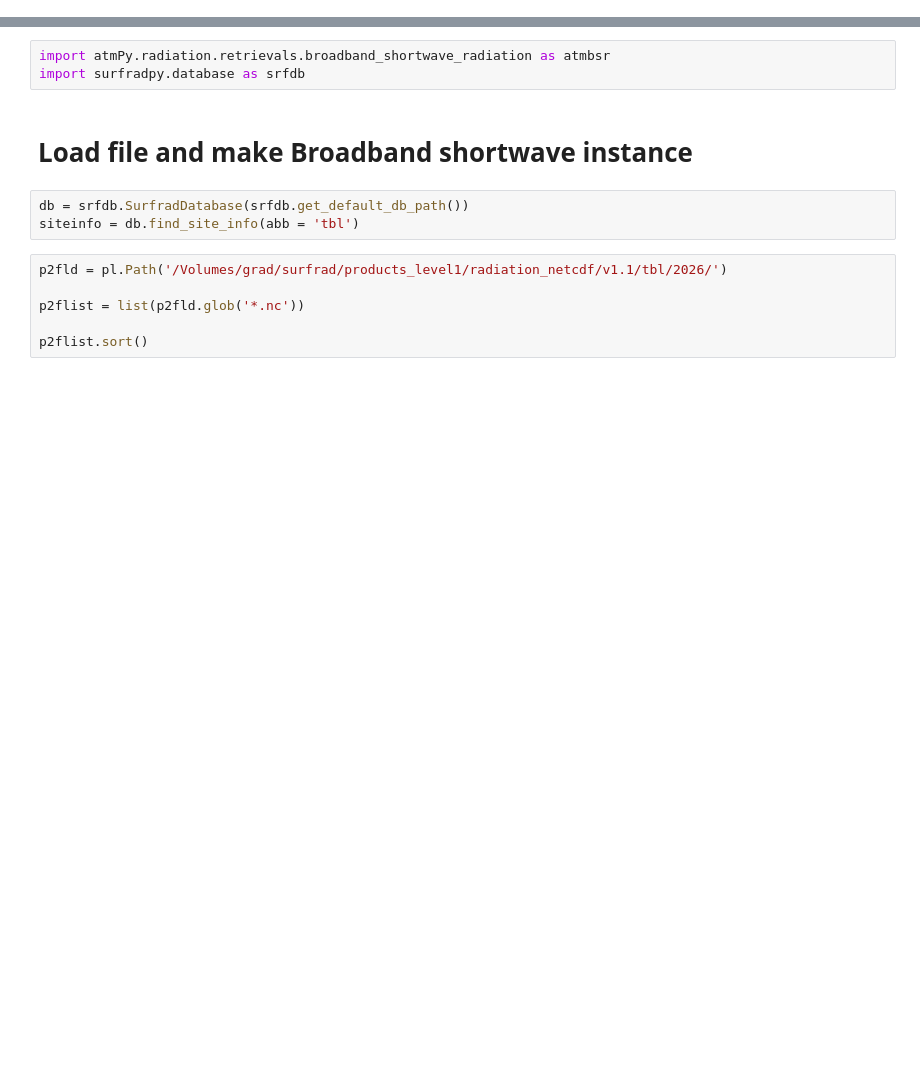
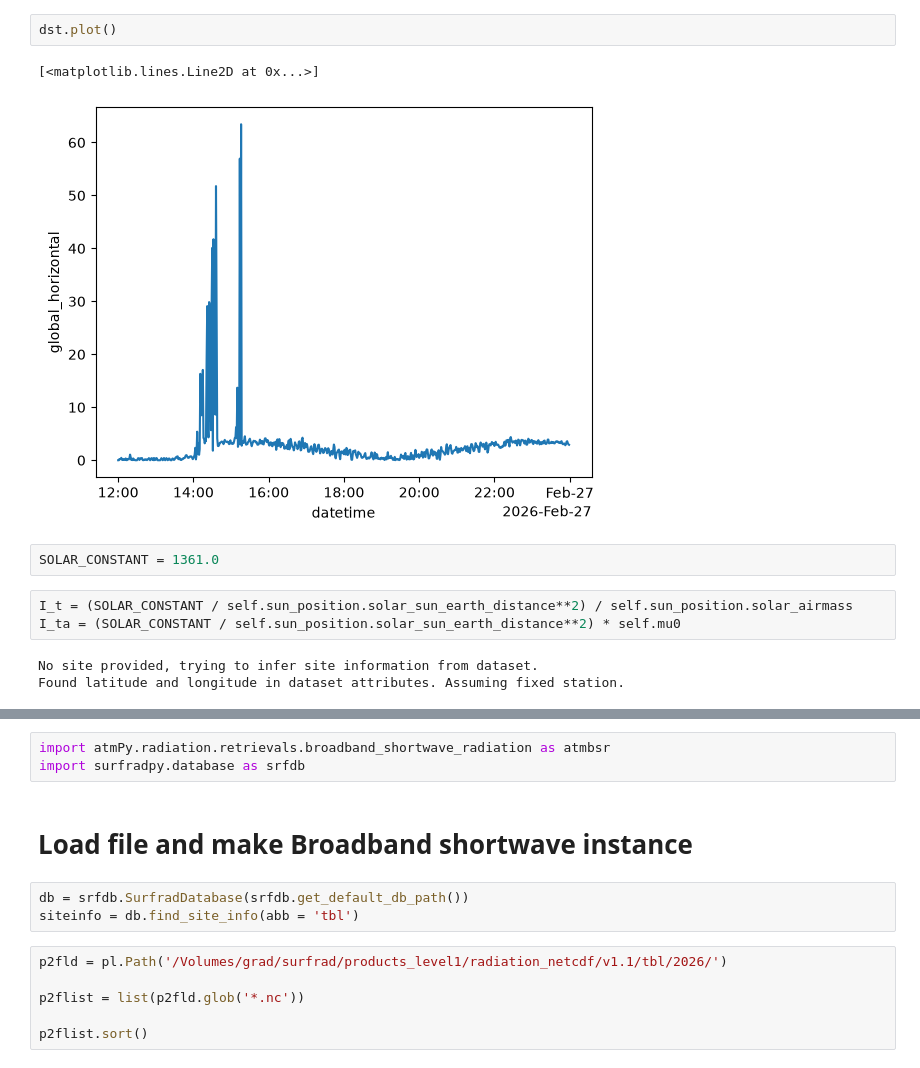
Before and after one commit to hagne/atm-py, a Jupyter notebook: examples/radiation/radflux/radflux.ipynb, the cells around one changed output, grey strips where cells are left out. Cells and saved outputs as stored; diff of their text form; blank space fills up the shorter version.

```diff
--- a/examples/radiation/radflux/radflux.ipynb
+++ b/examples/radiation/radflux/radflux.ipynb
@@ -0,0 +107,13 @@
+# %%
+dst.plot()
+# %% [output]
+[<matplotlib.lines.Line2D at 0x...>]
+[figure, added]
+# %%
+SOLAR_CONSTANT = 1361.0
+# %%
+I_t = (SOLAR_CONSTANT / self.sun_position.solar_sun_earth_distance**2) / self.sun_position.solar_airmass
+I_ta = (SOLAR_CONSTANT / self.sun_position.solar_sun_earth_distance**2) * self.mu0
+# %% [output]
+No site provided, trying to infer site information from dataset.
+Found latitude and longitude in dataset attributes. Assuming fixed station.
```
Also changed, not shown: parts of 27 cells of this notebook, 4 other files.
